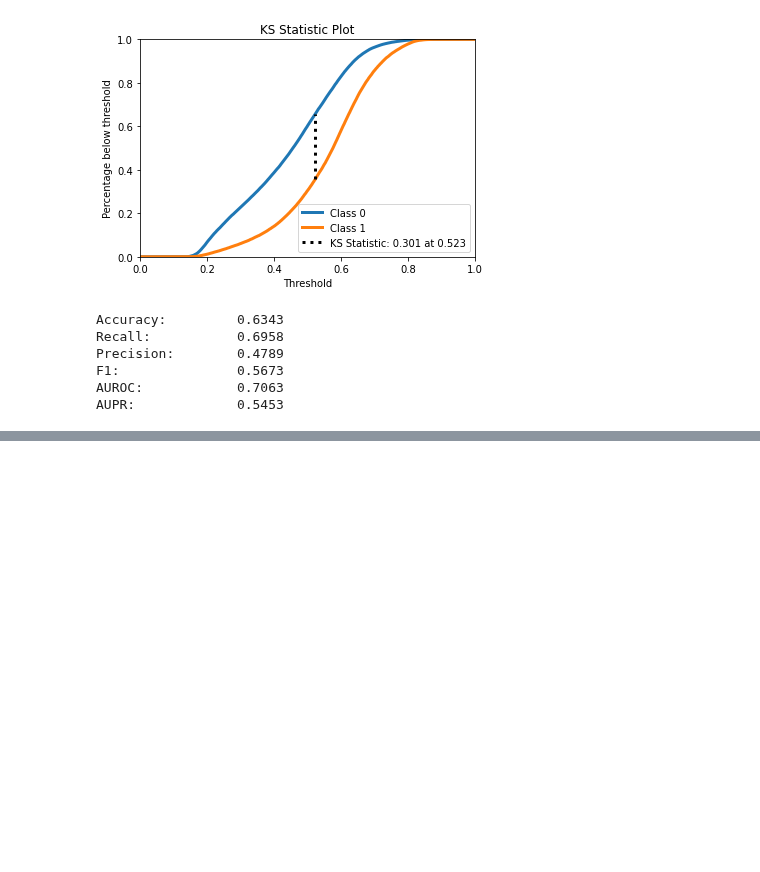
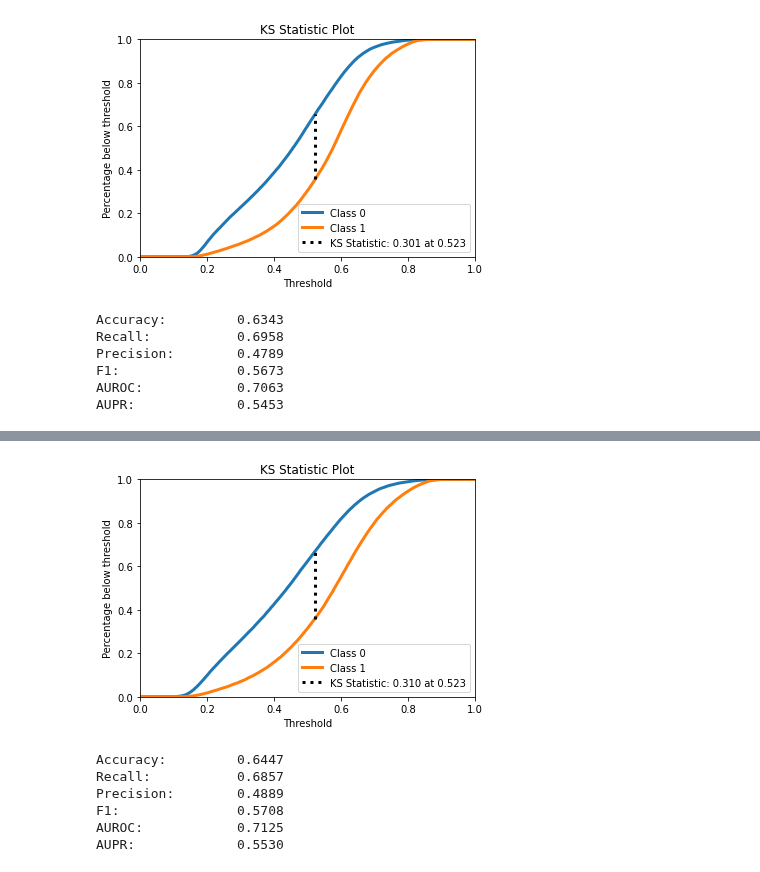
Before and after one commit to rafaelmotaalves/neural-networks, a Jupyter notebook: trn/gradient.ipynb, the cells around one changed output, grey strips where cells are left out. Saved outputs shown, nothing was run; the diff lists cells and outputs as text; code cells hidden in the pictures; blank space fills up the shorter version.

```diff
--- a/trn/gradient.ipynb
+++ b/trn/gradient.ipynb
@@ -39,0 +71,3 @@ AUPR:             0.5453
+# %%
+y_pred = gr2.predict(x_test)
+y_pred_proba = gr2.predict_proba(x_test)
@@ -39,0 +79,11 @@ AUPR:             0.5453
+# %%
+accuracy, recall, precision, f1, auroc, aupr = compute_performance_metrics(y_test, y_pred, y_pred_proba)
+print_metrics_summary(accuracy, recall, precision, f1, auroc, aupr)
+# %% [output]
+[figure, added]
+Accuracy:         0.6447
+Recall:           0.6857
+Precision:        0.4889
+F1:               0.5708
+AUROC:            0.7125
+AUPR:             0.5530
```
Also changed, not shown: parts of 13 cells of this notebook.
